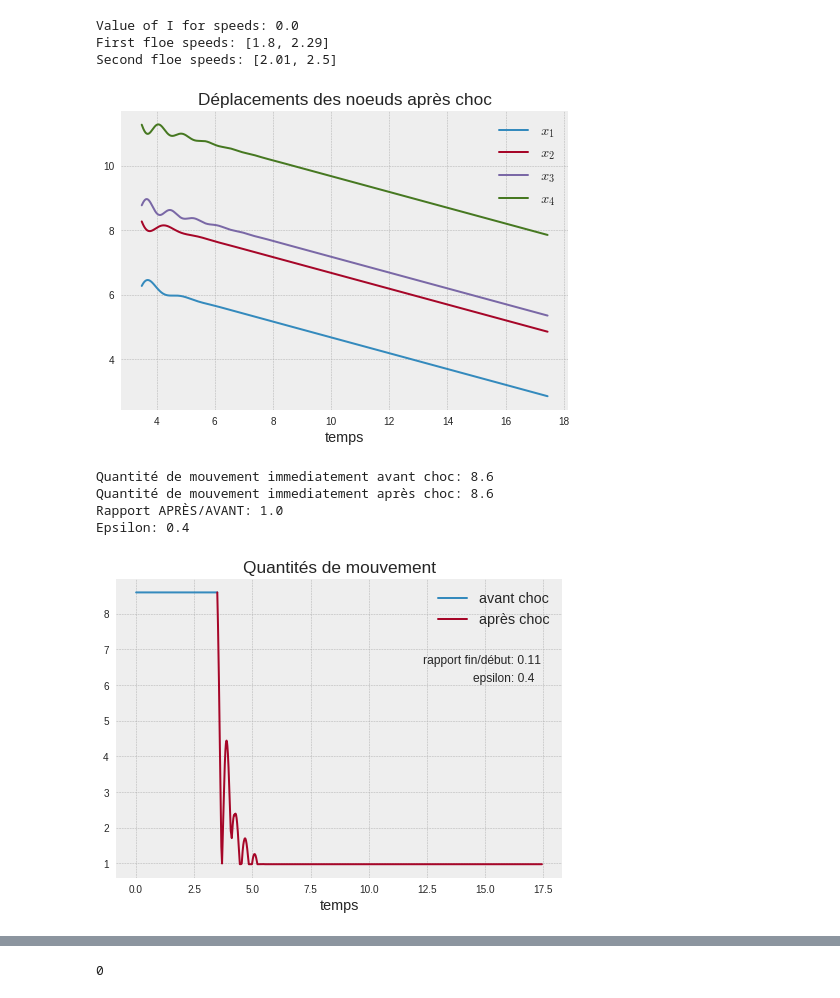
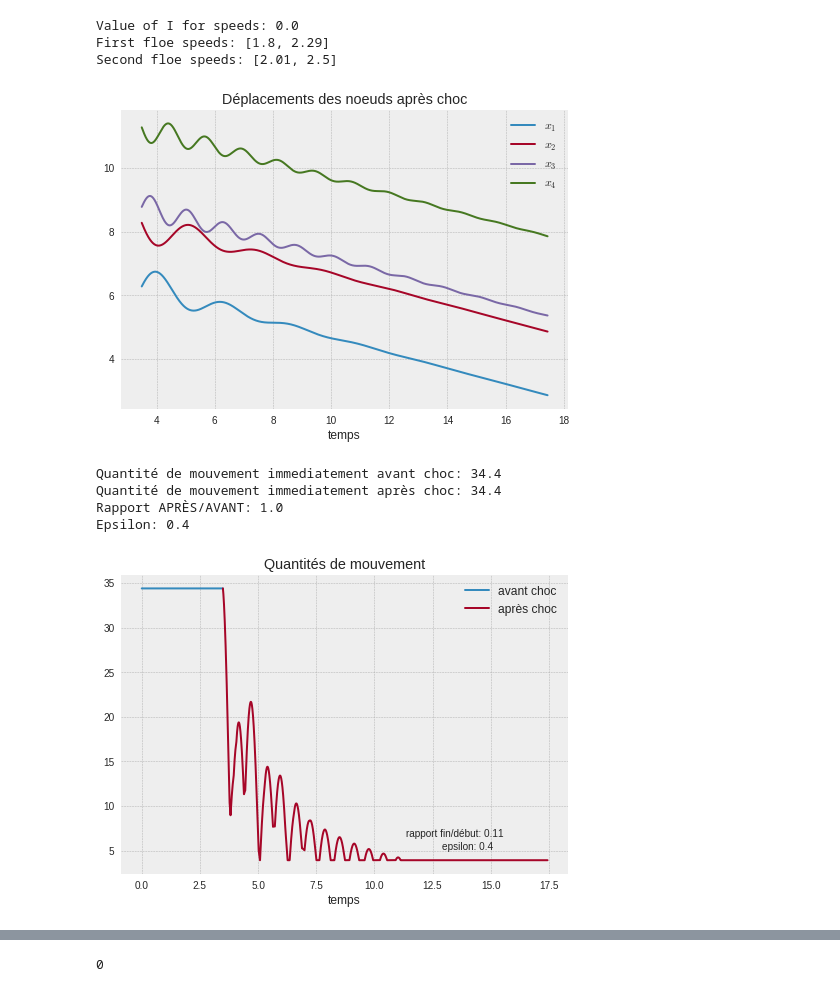
Before and after one commit to ddrous/ice-floes, a Jupyter notebook: code/simu1D/Animation1D.ipynb, the cells around one changed output, grey strips where cells are left out. Drawn from its saved outputs; the diff is of its cells as text; code cells hidden in the pictures.

```diff
--- a/code/simu1D/Animation1D.ipynb
+++ b/code/simu1D/Animation1D.ipynb
@@ -28,11 +28,11 @@ Image("../../reports/internship/Figures/Percussion1D-Systeme-3.png")
 [figure]
 # %%
 ## Problem constants
-m = 1.0     ## masse du premier floe
-m_ = 1.0    ## masse du deuxième floe
+m = 4.0     ## masse du premier floe
+m_ = 4.0    ## masse du deuxième floe
 
 k = 15     ## raideurs
-k_ = 30
+k_ = 50
 
 mu = 1.9    ## viscosités
 mu_ = 1.1
@@ -204,7 +202,7 @@ plt.title("Déplacements des noeuds après choc")
 plt.xlabel("temps")
 plt.legend();
 # %% [output]
-[figure, old version]
+[figure, new version]
 # %%
 ## Modification des positions et vitesses pour les plots
 X12[:,0] = x1
@@ -219,30 +217,30 @@ X34[:,1] = x4
 # %%
 P_av = (2*m*v0+2*m_*v_0)*np.ones_like(t)
 P_av[N+1:] = np.nan
 # P_ap = 2*m*V0+2*m_*V_0
 
 tmp = m*(np.abs(X12[:,2])+np.abs(X12[:,3])) + m_*(np.abs(X34[:,2])+np.abs(X34[:,3]))
 P_ap = np.concatenate([np.zeros_like(t_old), tmp])
 P_ap[:N+1] = np.nan
 
 print("Quantité de mouvement immediatement avant choc:", 2*m*v0+2*m_*v_0)
 print("Quantité de mouvement immediatement après choc:", 2*m*V0+2*m_*V_0)
 print("Rapport APRÈS/AVANT:", (2*m*V0+2*m_*V_0)/(2*m*v0+2*m_*v_0))
 print("Epsilon:", eps)
 
 plt.plot(t, P_av, label="avant choc")
 plt.plot(t, P_ap, label="après choc")
 plt.title("Quantités de mouvement")
 plt.xlabel("temps")
-plt.annotate('rapport fin/début: '+str(np.round(P_ap[-1]/P_av[0], 2)), xy=(12.35, 6.6))
-plt.annotate('epsilon: '+str(eps), xy=(14.5, 6.1))
+plt.annotate('rapport fin/début: '+str(np.round(P_ap[-1]/P_av[0], 2)), xy=(11.35, 6.6))
+plt.annotate('epsilon: '+str(eps), xy=(12.9, 5.1))
 plt.legend();
 # %% [output]
-Quantité de mouvement immediatement avant choc: 8.6
-Quantité de mouvement immediatement après choc: 8.6
+Quantité de mouvement immediatement avant choc: 34.4
+Quantité de mouvement immediatement après choc: 34.4
 Rapport APRÈS/AVANT: 1.0
 Epsilon: 0.4
-[figure, old version]
+[figure, new version]
 # %%
 ## Energie avant choc
 E_av = (2*0.5*m*(v0**2) + 2*0.5*m_*(v_0**2))*np.ones_like(t)
```
Also changed, not shown: parts of 2 cells of this notebook, 4 other files.
